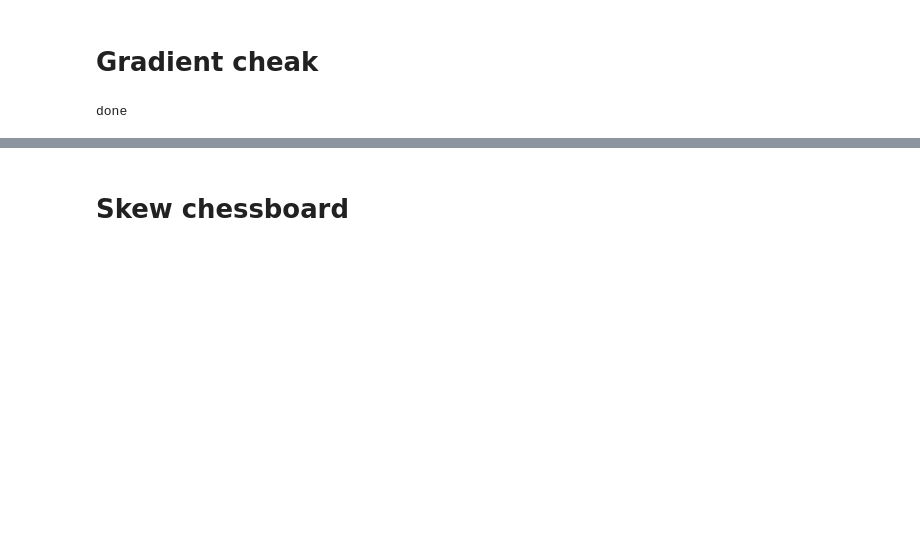
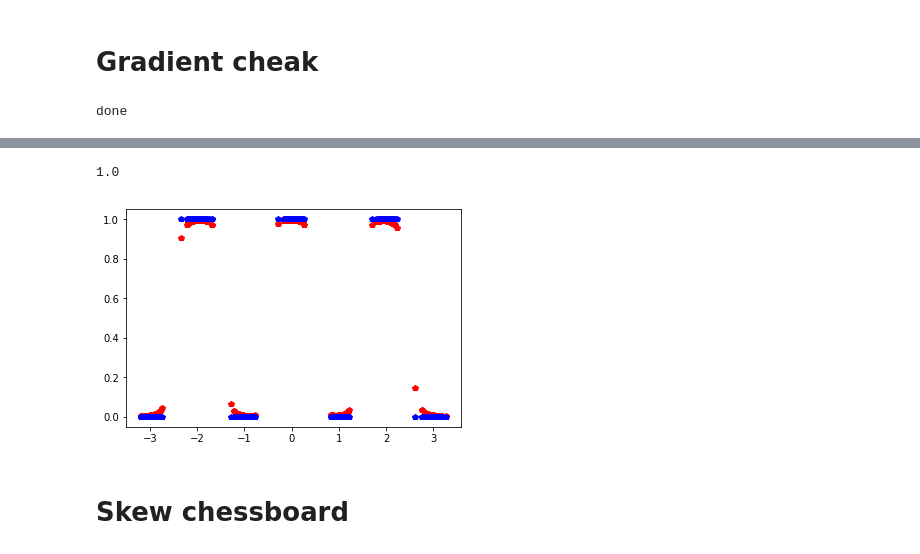
Before and after one commit to Dogiko/Machine-Learning, a Jupyter notebook: Dogiko-Learn.ipynb, the cells around one changed output, grey strips where cells are left out. Saved outputs shown, nothing was run; the diff lists cells and outputs as text; code cells hidden in the pictures; blank space fills up the shorter version.

```diff
--- a/Dogiko-Learn.ipynb
+++ b/Dogiko-Learn.ipynb
@@ -1318,3 +203,34 @@ for t in range(20):
+# %%
+X = np.random.normal(0, 0.1, (700, 1))
+Y = np.zeros((X.shape[0], 2))
+for i in range(7):
+    X[i*100:(i+1)*100] += i-3
+    Y[i*100:(i+1)*100, :1] = 0.5*(1+(-1)**(i+1))
+
+Y[:,1:] = 1 - Y[:,:1]
+
+NN = DogikoNeuralNetwork()
+NN.SetTrainData(X, Y)
+NN.SetValidData(X, Y)
+NN.SetTestData(X, Y)
+NN.SetLossFunction("cross entropy")
+NN.SetRegularizer(0.0001, 0.)
+NN.AddHiddenLayer(20, Hypertan())
+NN.SetOutputFunction(Softmax())
+NN.Build("Xavier")
+# %%
+NN.Train(times=1000, method="normal", step=1, is_termination=False)
+print(NN.GetTrainAccuracy())
+
+samples = ((np.arange(700)-350)/100).reshape(-1,1)
+
+NN.GetInference(samples)
+
+plt.plot(X.reshape(-1), NN.GetInference(X)[:,0], "rp", X.reshape(-1), Y[:,0], "bp")
+plt.show()
+# %% [output]
+1.0
+[figure, added]
 # %% [markdown]
 # Skew chessboard
 # %%
```
Also changed, not shown: parts of 40 cells of this notebook, 1 other file.
